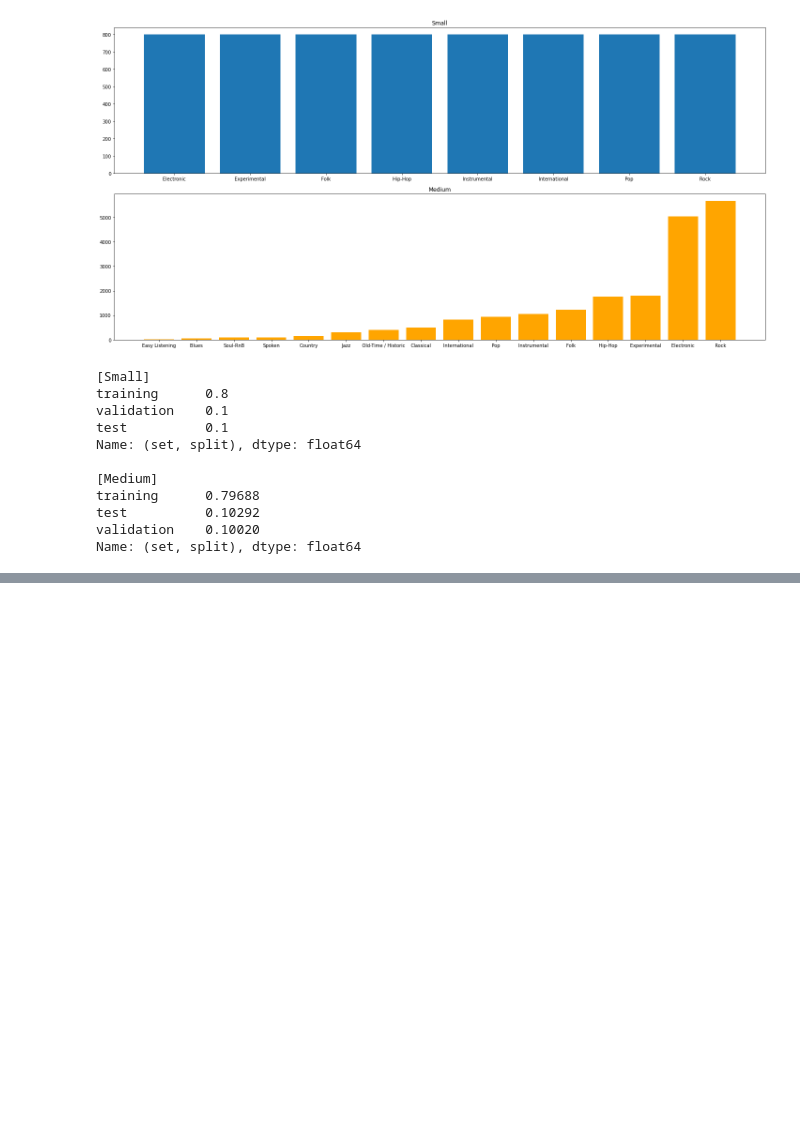
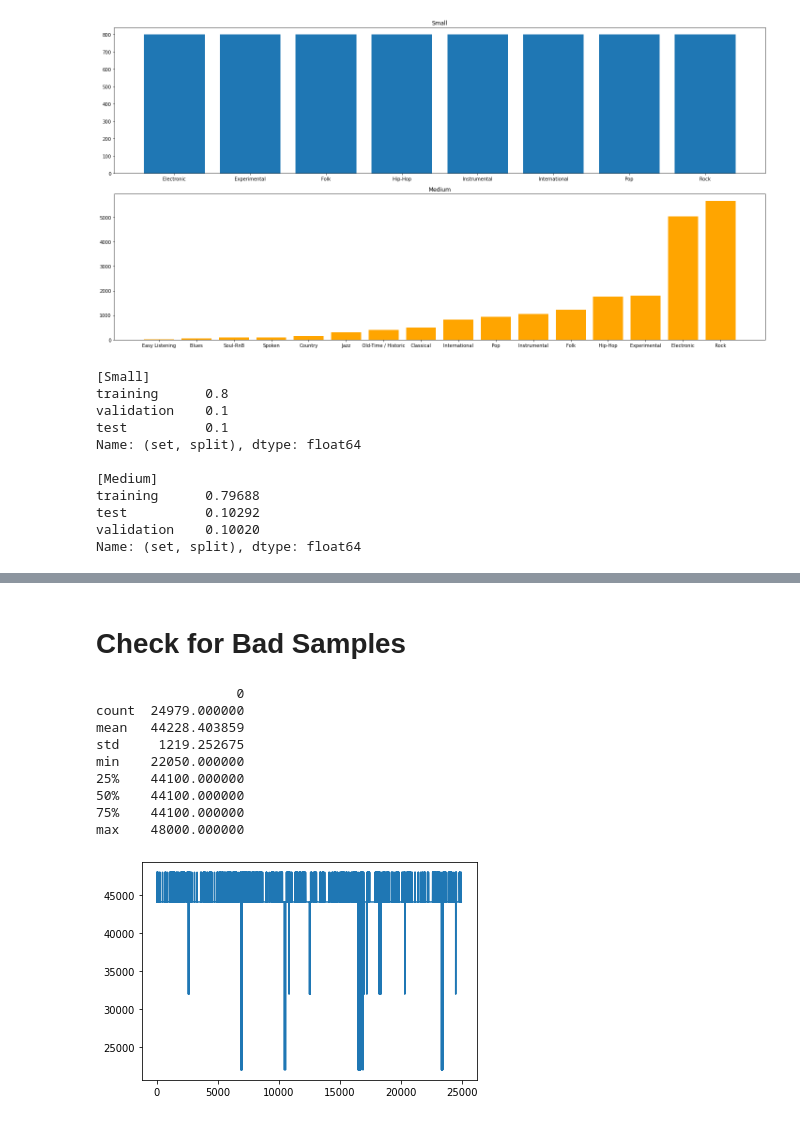
Before and after one commit to saiteki-kai/music-classification, a Jupyter notebook: analysis.ipynb, the cells around one changed output, grey strips where cells are left out. Cells and saved outputs as stored; diff of their text form; code cells hidden in the pictures; blank space fills up the shorter version.

Commit message:
find bad samples

```diff
--- a/analysis.ipynb
+++ b/analysis.ipynb
@@ -130,0 +132,55 @@ Name: (set, split), dtype: float64
+# %% [markdown]
+# Check for Bad Samples
+# %%
+import pandas as pd
+from multiprocessing import Pool
+
+from bad_samples import get_ignore_list
+from utils import OUTPUT_FOLDER
+
+for f in get_ignore_list("medium"):
+    f = os.path.join(FMA_RAW, f)
+    if f in files:
+        files.remove(f)
+
+
+def get_infos(filepath):
+    y, sr = librosa.load(filepath, sr=None, mono=True)
+    return sr, librosa.get_duration(y, sr=sr)
+
+
+# get durations and sample rates
+
+durations = []
+sample_rates = []
+with Pool(processes=6) as pool:
+    for i, (sr, d) in enumerate(pool.imap(get_infos, files, chunksize=500)):
+        durations.append(d)
+        sample_rates.append(sr)
+
+        try:
+            if i % 500 == 0:
+                print(i, (sr, d))
+        except Exception:
+            pass
+# %%
+plt.plot(sample_rates)
+
+sample_rates = np.array(sample_rates)
+sample_rates = pd.DataFrame(sample_rates)
+indexes = sample_rates.loc[sample_rates[0] != 44100].index
+
+bad_files = list(np.array(files)[indexes])
+np.save(os.path.join(OUTPUT_FOLDER, "bad_samples_files"), bad_files)
+print(sample_rates.describe())
+# %% [output]
+                  0
+count  24979.000000
+mean   44228.403859
+std     1219.252675
+min    22050.000000
+25%    44100.000000
+50%    44100.000000
+75%    44100.000000
+max    48000.000000
+[figure, added]
```
Also changed, not shown: parts of 15 cells of this notebook, 2 other files.
